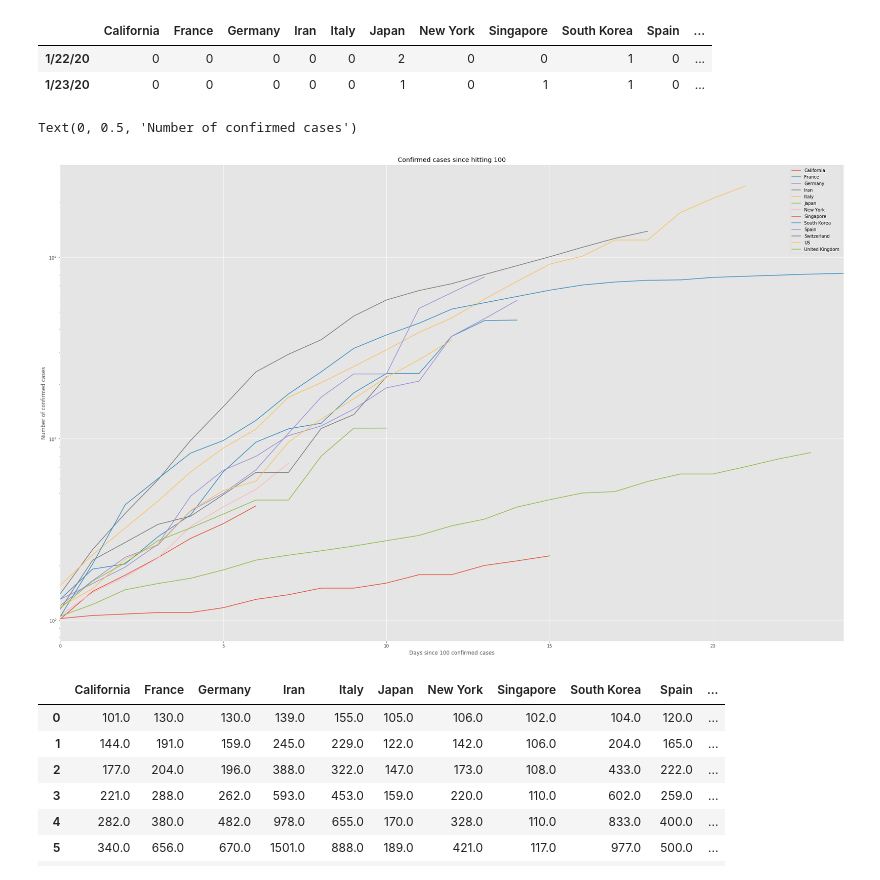
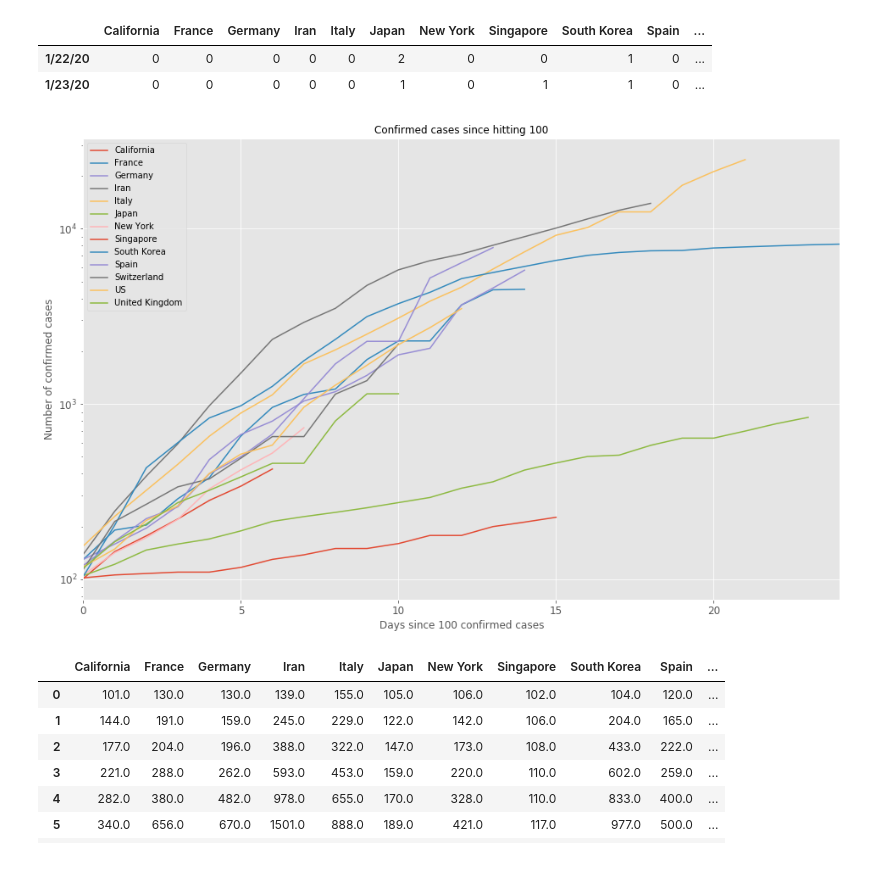
Before and after one commit to dyoung418/COVID-19, a Jupyter notebook: covid_california_analysis.ipynb, the cells around one changed output. Saved outputs shown, nothing was run; the diff lists cells and outputs as text; code cells hidden in the pictures.

Commit message:
wip working on labels

```diff
--- a/covid_california_analysis.ipynb
+++ b/covid_california_analysis.ipynb
@@ -8,7 +8,7 @@ import matplotlib.pyplot as plt
 import seaborn as sns
 import scipy
 plt.style.use('ggplot')
-plt.rcParams['figure.figsize'] = 32, 20
+plt.rcParams['figure.figsize'] = 16, 10
 # %% [markdown]
 # Read in data and do basic massaging
 # %%
@@ -104,26 +104,41 @@ newdf.head(2)
 # %%
 daysSince100 = pd.DataFrame(index=range(0,len(newdf.index)))
 for location in newdf.columns:
     # create list of data once above 100
     tempList = [newdf.loc[date, location]
                               for date in newdf[location].index
                               if newdf.loc[date, location] > 100]
     # put that list in another list that has NaN's buffered out to length of the DataFrame
     tempListFilled = list()
     for index, _ in enumerate(daysSince100.index):
         if index < len(tempList):
             tempListFilled.append(tempList[index])
         else:
             tempListFilled.append(np.NaN)
     # add the buffered list to the dataframe as a new column
     daysSince100[location] = tempListFilled
+params = {'axes.titlesize':'48',
+          'xtick.labelsize':'12',
+          'ytick.labelsize':'12',
+          'figure.figsize': (16,10),
+         }
+#plt.rcParams['figure.figsize'] = 32, 20
+plt.rcParams.update(params)
 daysSince100 = daysSince100.dropna(axis=0, how='all')
-ax = daysSince100.plot(title='Confirmed cases since hitting 100', logy=True)
-ax.set_xlabel('Days since 100 confirmed cases')
-ax.set_ylabel('Number of confirmed cases')
+ax = daysSince100.plot(logy=True)
+ax.set_title('Confirmed cases since hitting 100', fontsize='large')
+ax.set_xlabel('Days since 100 confirmed cases', fontsize='large')
+ax.set_ylabel('Number of confirmed cases', fontsize='large')
+for location in newdf.columns:
+    previous = 100
+    for xdays, datapoint in enumerate(daysSince100[location]):
+        if datapoint is np.NaN:
+            ax.annotate(text=location, xy=(xdays, previous))
+            break
+        else:
+            previous = datapoint
 # %% [output]
-Text(0, 0.5, 'Number of confirmed cases')
-[figure, old version]
+[figure, new version]
 # %%
 daysSince100
 # %% [output]
```
Also changed, not shown: parts of 1 cell of this notebook.
